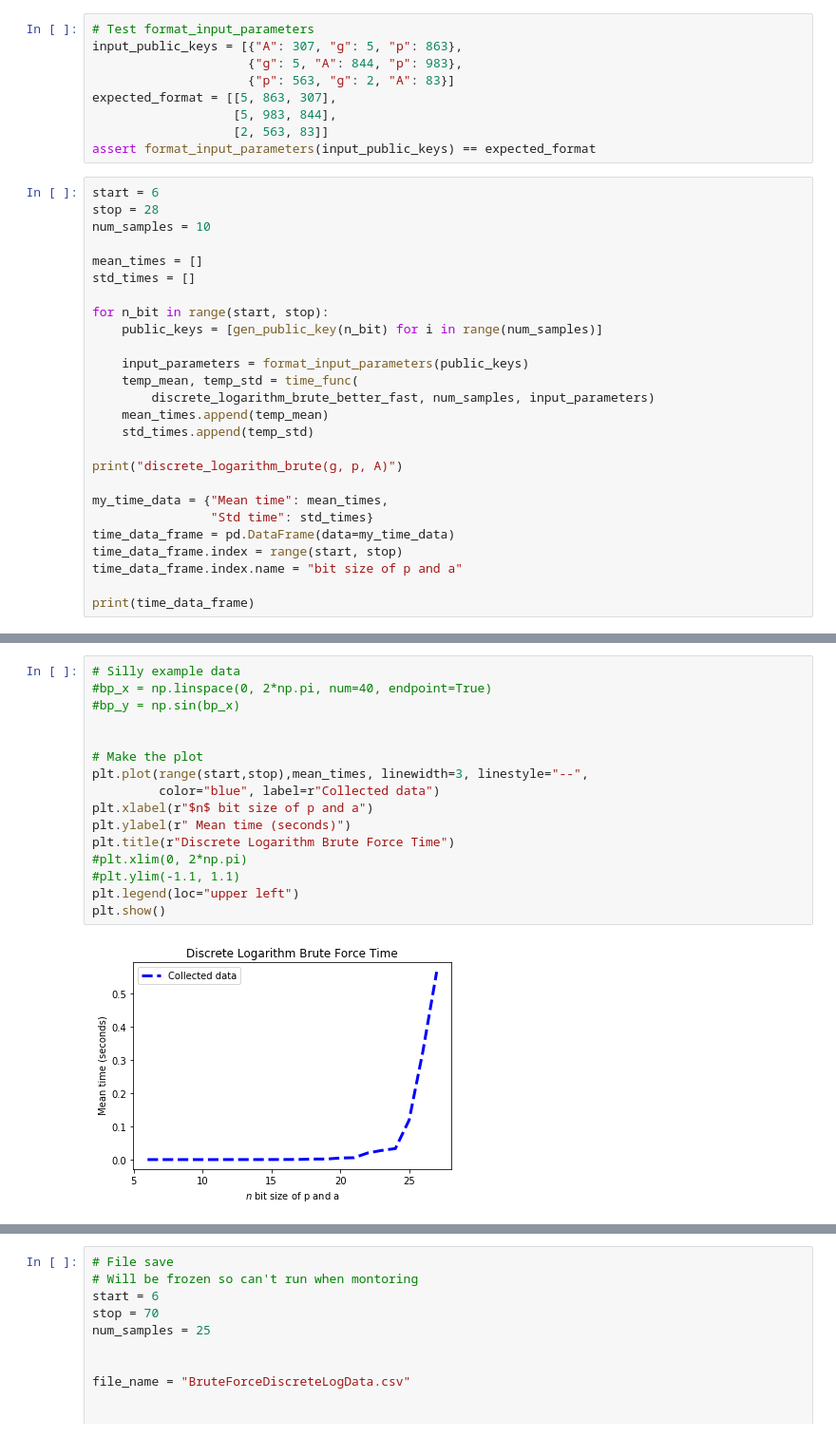
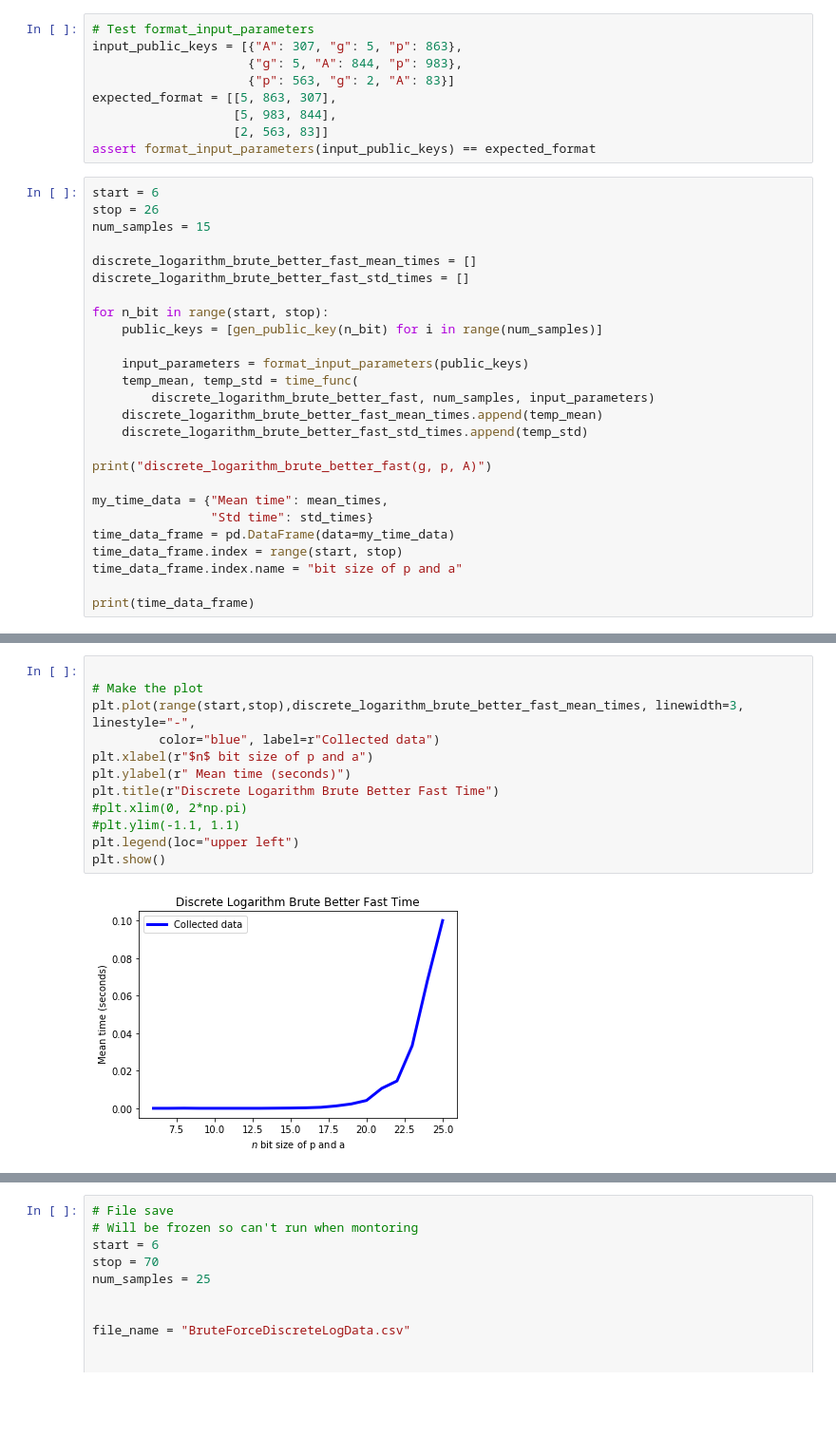
Before and after one commit to UOBMathTeam/CryptographyProject, a Jupyter notebook: Cryptography_Project.ipynb, the cells around one changed output, grey strips where cells are left out. Shown at 95% size. Saved outputs shown, nothing was run; the diff lists cells and outputs as text; blank space fills up the shorter version.

```diff
--- a/Cryptography_Project.ipynb
+++ b/Cryptography_Project.ipynb
@@ -939,11 +948,11 @@ expected_format = [[5, 863, 307],
 assert format_input_parameters(input_public_keys) == expected_format
 # %%
 start = 6
-stop = 28
-num_samples = 10
+stop = 26
+num_samples = 15
 
-mean_times = []
-std_times = []
+discrete_logarithm_brute_better_fast_mean_times = []
+discrete_logarithm_brute_better_fast_std_times = []
 
 for n_bit in range(start, stop):
     public_keys = [gen_public_key(n_bit) for i in range(num_samples)]
@@ -951,10 +960,10 @@ for n_bit in range(start, stop):
     input_parameters = format_input_parameters(public_keys)
     temp_mean, temp_std = time_func(
         discrete_logarithm_brute_better_fast, num_samples, input_parameters)
-    mean_times.append(temp_mean)
-    std_times.append(temp_std)
+    discrete_logarithm_brute_better_fast_mean_times.append(temp_mean)
+    discrete_logarithm_brute_better_fast_std_times.append(temp_std)
 
-print("discrete_logarithm_brute(g, p, A)")
+print("discrete_logarithm_brute_better_fast(g, p, A)")
 
 my_time_data = {"Mean time": mean_times,
                 "Std time": std_times}
@@ -1018,18 +993,14 @@ std_times
 # %%
-# Silly example data
-#bp_x = np.linspace(0, 2*np.pi, num=40, endpoint=True)
-#bp_y = np.sin(bp_x)
-
 
 # Make the plot
-plt.plot(range(start,stop),mean_times, linewidth=3, linestyle="--",
+plt.plot(range(start,stop),discrete_logarithm_brute_better_fast_mean_times, linewidth=3, linestyle="-",
          color="blue", label=r"Collected data")
 plt.xlabel(r"$n$ bit size of p and a")
 plt.ylabel(r" Mean time (seconds)")
-plt.title(r"Discrete Logarithm Brute Force Time")
+plt.title(r"Discrete Logarithm Brute Better Fast Time")
 #plt.xlim(0, 2*np.pi)
 #plt.ylim(-1.1, 1.1)
 plt.legend(loc="upper left")
 plt.show()
 # %% [output]
-[figure, old version]
+[figure, new version]
```
Also changed, not shown: parts of 25 cells of this notebook.
